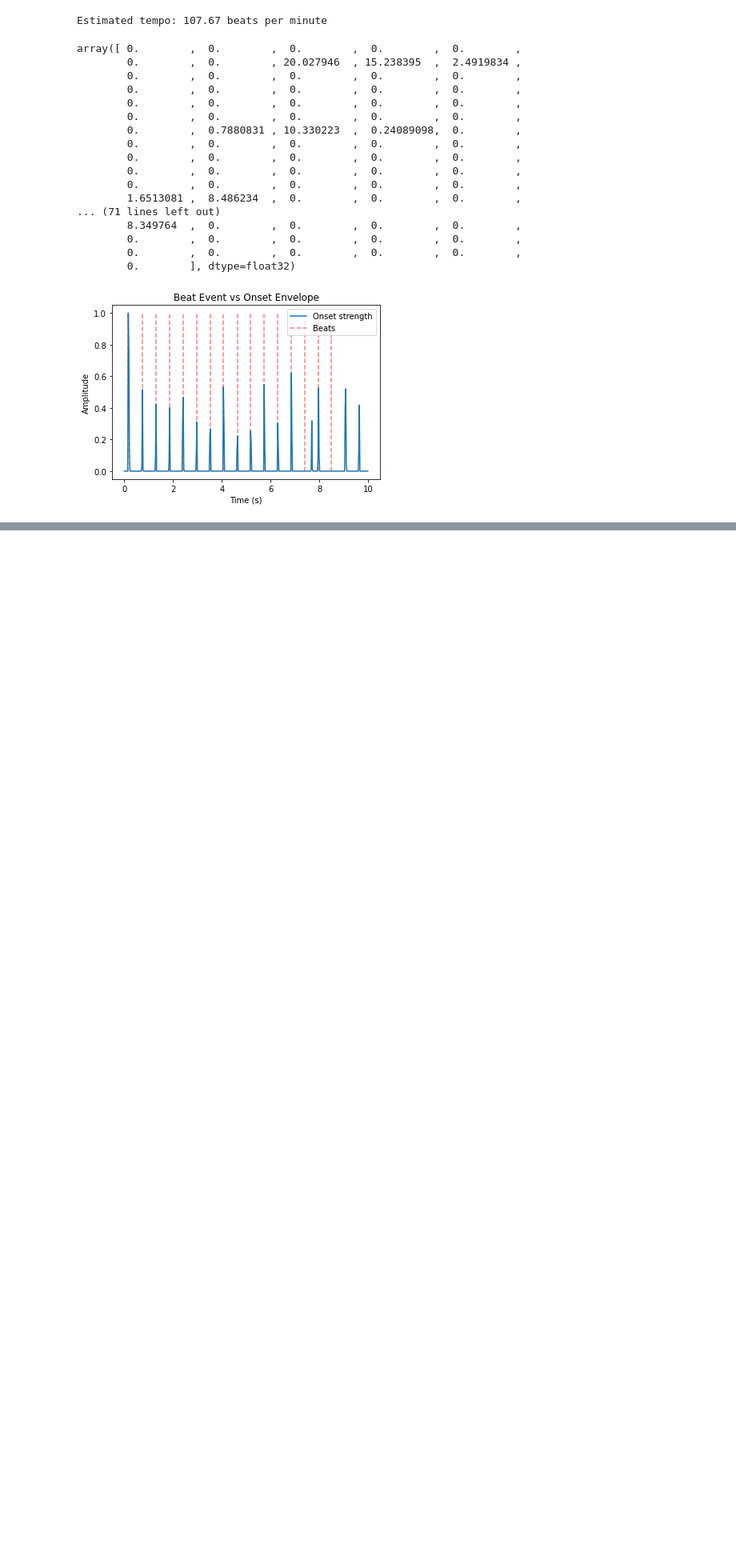
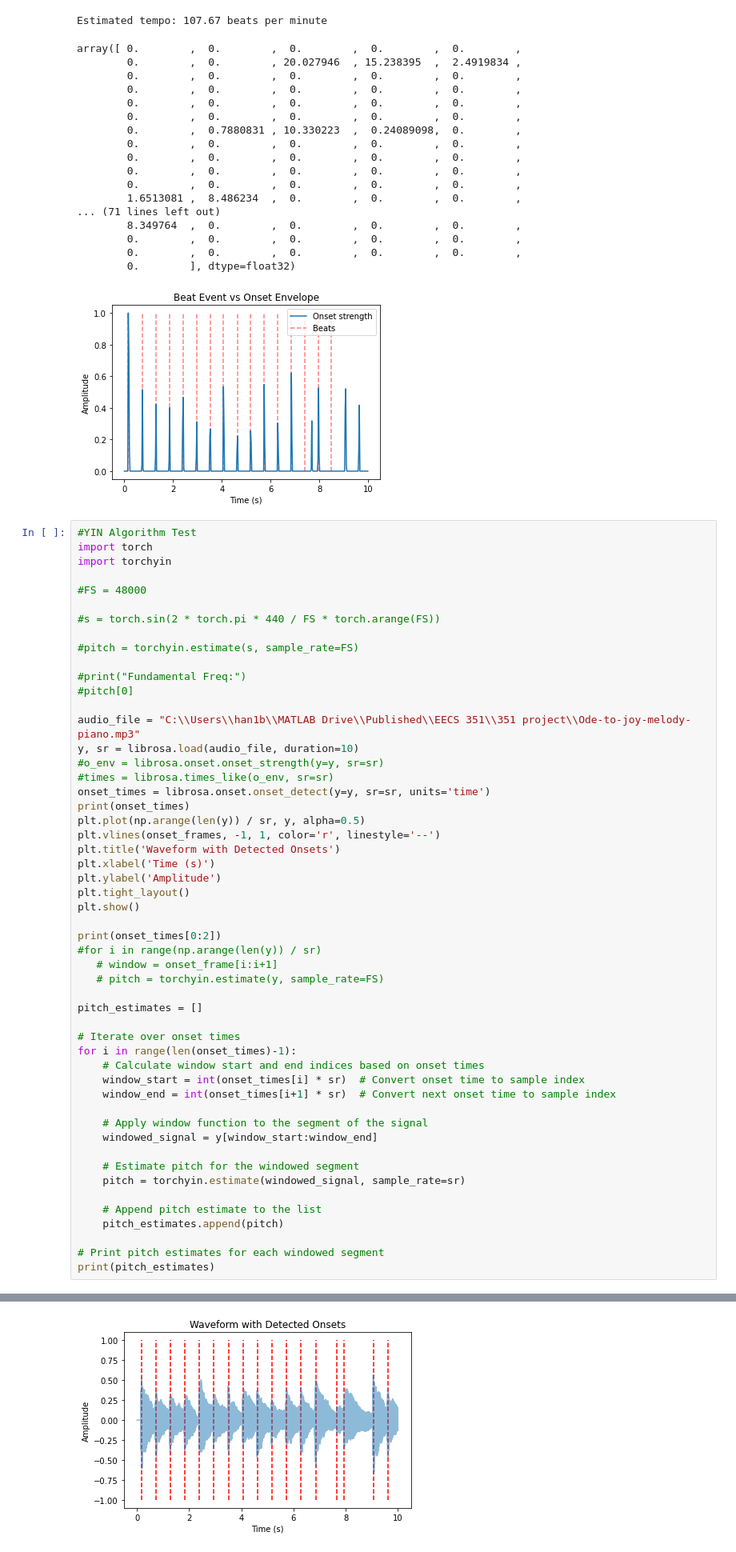
Before and after one commit to haniba3/EECS-351-Project, a Jupyter notebook: onsets.ipynb, the cells around one changed output, grey strips where cells are left out. Shown: that part at 80% size. Cells and saved outputs as stored; diff of their text form; blank space fills up the shorter version.

```diff
--- a/onsets.ipynb
+++ b/onsets.ipynb
@@ -123,3 +124,56 @@ array([ 0.        ,  0.        ,  0.        ,  0.        ,  0.        ,
         0.        ,  0.        ,  0.        ,  0.        ,  0.        ,
         0.        ], dtype=float32)
 [figure]
+# %%
+#YIN Algorithm Test
+import torch
+import torchyin
+
+#FS = 48000
+
+#s = torch.sin(2 * torch.pi * 440 / FS * torch.arange(FS))
+
+#pitch = torchyin.estimate(s, sample_rate=FS)
+
+#print("Fundamental Freq:")
+#pitch[0]
+
+audio_file = "C:\\Users\\han1b\\MATLAB Drive\\Published\\EECS 351\\351 project\\Ode-to-joy-melody-piano.mp3"
+y, sr = librosa.load(audio_file, duration=10)
+#o_env = librosa.onset.onset_strength(y=y, sr=sr)
+#times = librosa.times_like(o_env, sr=sr)
+onset_times = librosa.onset.onset_detect(y=y, sr=sr, units='time')
+print(onset_times)
+plt.plot(np.arange(len(y)) / sr, y, alpha=0.5)
+plt.vlines(onset_frames, -1, 1, color='r', linestyle='--')
+plt.title('Waveform with Detected Onsets')
+plt.xlabel('Time (s)')
+plt.ylabel('Amplitude')
+plt.tight_layout()
+plt.show()
+
+print(onset_times[0:2])
+#for i in range(np.arange(len(y)) / sr)
+   # window = onset_frame[i:i+1]
+   # pitch = torchyin.estimate(y, sample_rate=FS)
+
+pitch_estimates = []
+
+# Iterate over onset times
+for i in range(len(onset_times)-1):
+    # Calculate window start and end indices based on onset times
+    window_start = int(onset_times[i] * sr)  # Convert onset time to sample index
+    window_end = int(onset_times[i+1] * sr)  # Convert next onset time to sample index
+
+    # Apply window function to the segment of the signal
+    windowed_signal = y[window_start:window_end]
+
+    # Estimate pitch for the windowed segment
+    pitch = torchyin.estimate(windowed_signal, sample_rate=sr)
+
+    # Append pitch estimate to the list
+    pitch_estimates.append(pitch)
+
+# Print pitch estimates for each windowed segment
+print(pitch_estimates)
+# %% [output]
@@ -125,0 +183 @@ array([ 0.        ,  0.        ,  0.        ,  0.        ,  0.        ,
+[figure, added]
```
Also changed, not shown: parts of 3 cells of this notebook.
